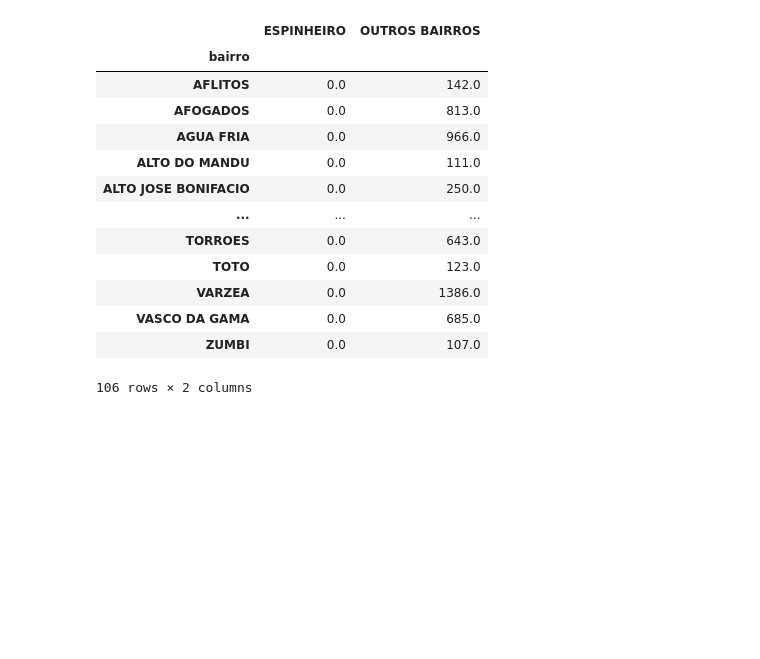
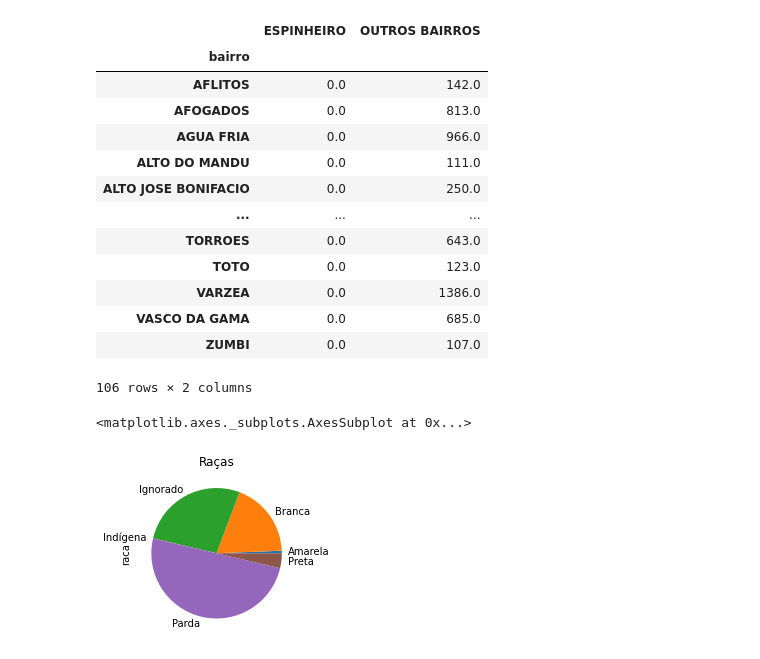
Before and after one commit to guilpassos/Data_Science, a Jupyter notebook: Atividade_02.ipynb, the cells around one changed output. Saved outputs shown, nothing was run; the diff lists cells and outputs as text; code cells hidden in the pictures; blank space fills up the shorter version.

```diff
--- a/Atividade_02.ipynb
+++ b/Atividade_02.ipynb
@@ -388,3 +388,8 @@ bairros_group
 | VASCO DA GAMA | 0.0 | 685.0 |
 | ZUMBI | 0.0 | 107.0 |
 106 rows × 2 columns
+# %%
+df5.groupby(['raca']).raca.count().plot(kind='pie', figsize=(3, 3), title='Raças')
+# %% [output]
+<matplotlib.axes._subplots.AxesSubplot at 0x...>
+[figure, added]
```
Also changed, not shown: parts of 1 cell of this notebook.
